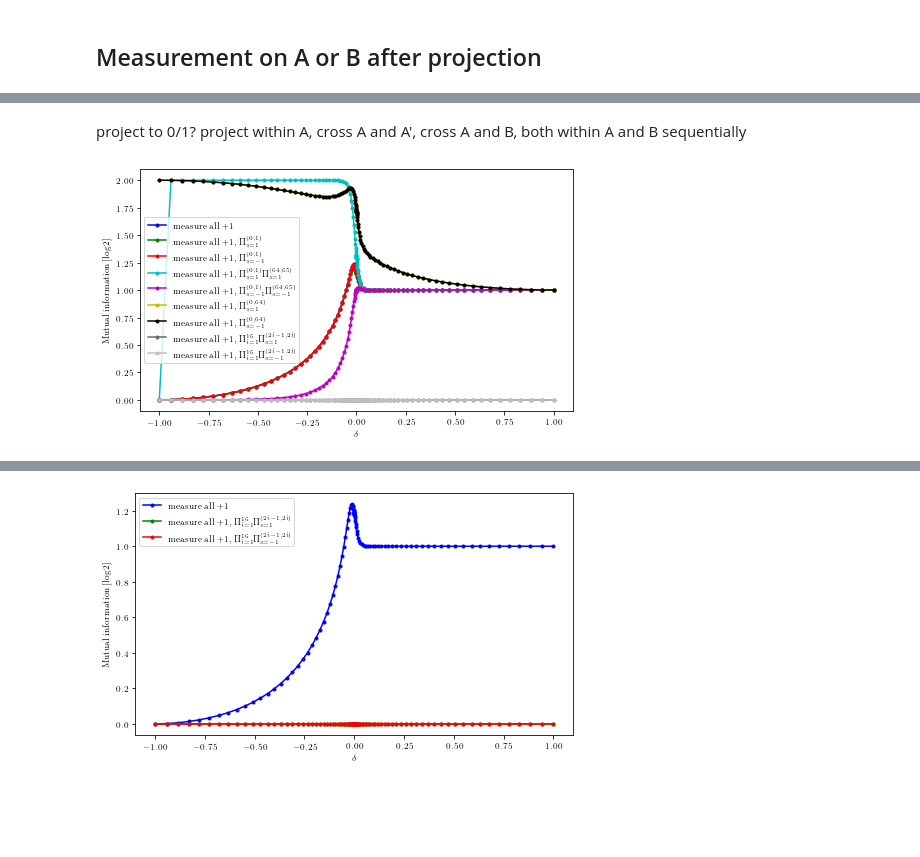
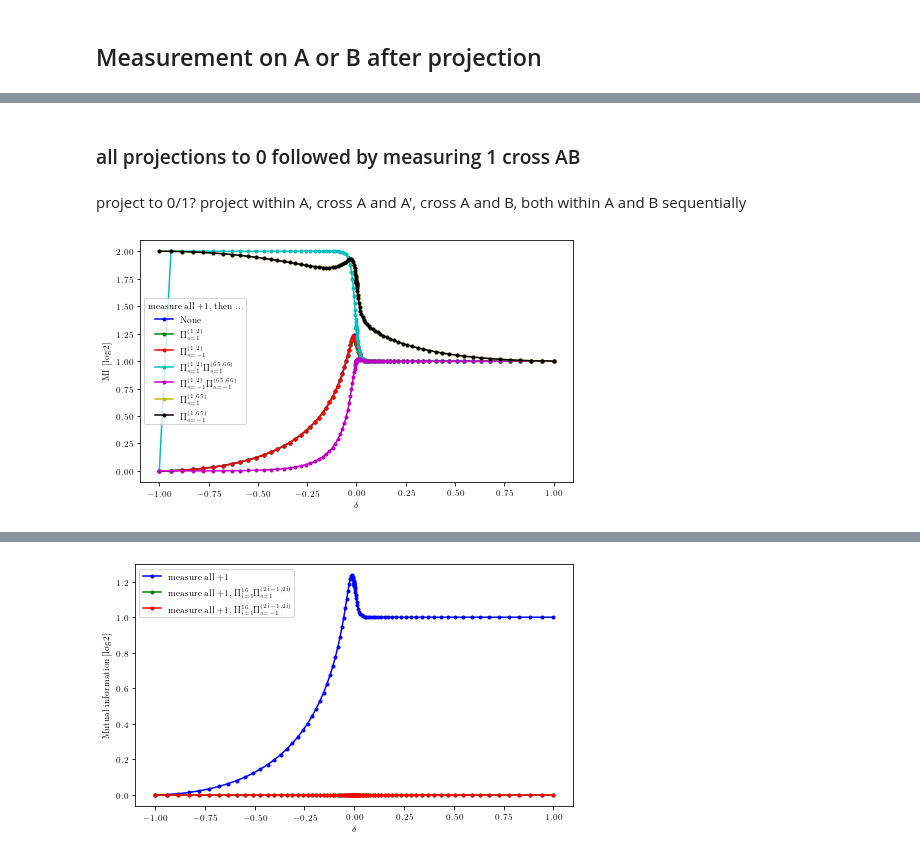
Before and after one commit to hainingpan/SPT, a Jupyter notebook: test_Majorana_chain.ipynb, the cells around one changed output, grey strips where cells are left out. Saved outputs shown, nothing was run; the diff lists cells and outputs as text; code cells hidden in the pictures; blank space fills up the shorter version.

```diff
--- a/test_Majorana_chain.ipynb
+++ b/test_Majorana_chain.ipynb
@@ -1579,0 +1523,6 @@ for delta in delta_list:
+# %%
+delta_list=np.linspace(-1,1,100)**3
+LN_pos_list=[]
+for delta in delta_list:
+    params=Params(delta=delta,L=64,bc=-1)
+    LN_pos_list.append(params.log_neg())
@@ -1579,0 +1662,8 @@ for delta in delta_list:
+# %%
+LN_pos_post1AB_list=[]
+for delta in delta_list:
+    params=Params(delta=delta,L=64,bc=-1)
+    params.measure_all(1)
+    params.measure(1,0,1)
+    params.measure(1,64,65)
+    LN_pos_post1AB_list.append(params.log_neg())
@@ -1579,0 +1679,9 @@ for delta in delta_list:
+# %%
+LN_pos_post0A_B_list=[]
+for delta in delta_list:
+    params=Params(delta=delta,L=64,bc=-1)
+    params.measure_all(1)
+    params.measure(0,0,64)
+    LN_pos_post0A_B_list.append(params.log_neg())
+# %% [markdown]
+### all projections to 0 followed by measuring 1 cross AB
@@ -1583,20 +1705,20 @@ project within A, cross A and A', cross A and B, both within A and B sequentiall
 # %%
 fig,ax=plt.subplots(figsize=(6.8,4))
 colorlist=iter('bgrcmyk')
-ax.plot(delta_list,mutual_info_pos_list/np.log(2),'.-',label='measure all +1',color=colorlist.__next__())
-ax.plot(delta_list,mutual_info_pos_post0A_list/np.log(2),'.-',label=r'measure all +1, $\Pi_{s=1}^{(0,1)}$',color=colorlist.__next__())
-ax.plot(delta_list,mutual_info_pos_post1A_list/np.log(2),'.-',label=r'measure all +1, $\Pi_{s=-1}^{(0,1)}$',color=colorlist.__next__())
-ax.plot(delta_list,mutual_info_pos_post0AB_list/np.log(2),'.-',label=r'measure all +1, $\Pi_{s=1}^{(0,1)} \Pi_{s=1}^{(64,65)}$',color=colorlist.__next__())
-ax.plot(delta_list,mutual_info_pos_post1AB_list/np.log(2),'.-',label=r'measure all +1, $\Pi_{s=-1}^{(0,1)} \Pi_{s=-1}^{(64,65)}$',color=colorlist.__next__())
-ax.plot(delta_list,mutual_info_pos_post0A_B_list/np.log(2),'.-',label=r'measure all +1, $\Pi_{s=1}^{(0,64)} $',color=colorlist.__next__())
-ax.plot(delta_list,mutual_info_pos_post1A_B_list/np.log(2),'.-',label=r'measure all +1, $\Pi_{s=-1}^{(0,64)} $',color=colorlist.__next__())
-ax.plot(delta_list,mutual_info_pos_post0A_all_list/np.log(2),'.-',label=r'measure all +1, $\Pi_{i=1}^{16}\Pi_{s=1}^{(2i-1,2i)} $',color='dimgray')
-ax.plot(delta_list,mutual_info_pos_post1A_all_list/np.log(2),'.-',label=r'measure all +1, $\Pi_{i=1}^{16}\Pi_{s=-1}^{(2i-1,2i)} $',color='silver')
+ax.plot(delta_list,mutual_info_pos_list/np.log(2),'.-',label='None',color=colorlist.__next__())
+ax.plot(delta_list,mutual_info_pos_post0A_list/np.log(2),'.-',label=r'$\Pi_{s=1}^{(1,2)}$',color=colorlist.__next__())
+ax.plot(delta_list,mutual_info_pos_post1A_list/np.log(2),'.-',label=r'$\Pi_{s=-1}^{(1,2)}$',color=colorlist.__next__())
+ax.plot(delta_list,mutual_info_pos_post0AB_list/np.log(2),'.-',label=r'$\Pi_{s=1}^{(1,2)} \Pi_{s=1}^{(65,66)}$',color=colorlist.__next__())
+ax.plot(delta_list,mutual_info_pos_post1AB_list/np.log(2),'.-',label=r'$\Pi_{s=-1}^{(1,2)} \Pi_{s=-1}^{(65,66)}$',color=colorlist.__next__())
+ax.plot(delta_list,mutual_info_pos_post0A_B_list/np.log(2),'.-',label=r'$\Pi_{s=1}^{(1,65)} $',color=colorlist.__next__())
+ax.plot(delta_list,mutual_info_pos_post1A_B_list/np.log(2),'.-',label=r'$\Pi_{s=-1}^{(1,65)} $',color=colorlist.__next__())
+# ax.plot(delta_list,mutual_info_pos_post0A_all_list/np.log(2),'.-',label=r'measure all +1, $\Pi_{i=1}^{16}\Pi_{s=1}^{(2i-1,2i)} $',color='dimgray')
+# ax.plot(delta_list,mutual_info_pos_post1A_all_list/np.log(2),'.-',label=r'measure all +1, $\Pi_{i=1}^{16}\Pi_{s=-1}^{(2i-1,2i)} $',color='silver')
 
 ax.set_xlabel(r'$\delta$')
-ax.set_ylabel(r'Mutual information [$\log 2$]')
-ax.legend()
+ax.set_ylabel(r'MI [$\log 2$]')
+ax.legend(title='measure all +1, then ...')
 fig.tight_layout()
-# fig.savefig('/mnt/d/kitp/Rp_SPT/5/MI_pos_post.pdf',bbox_inches='tight')
+fig.savefig('/mnt/d/kitp/Rp_SPT/5/MI_pos_post.pdf',bbox_inches='tight')
 # %% [output]
-[figure, old version]
+[figure, new version]
```
Also changed, not shown: parts of 155 cells of this notebook, 1 other file.
